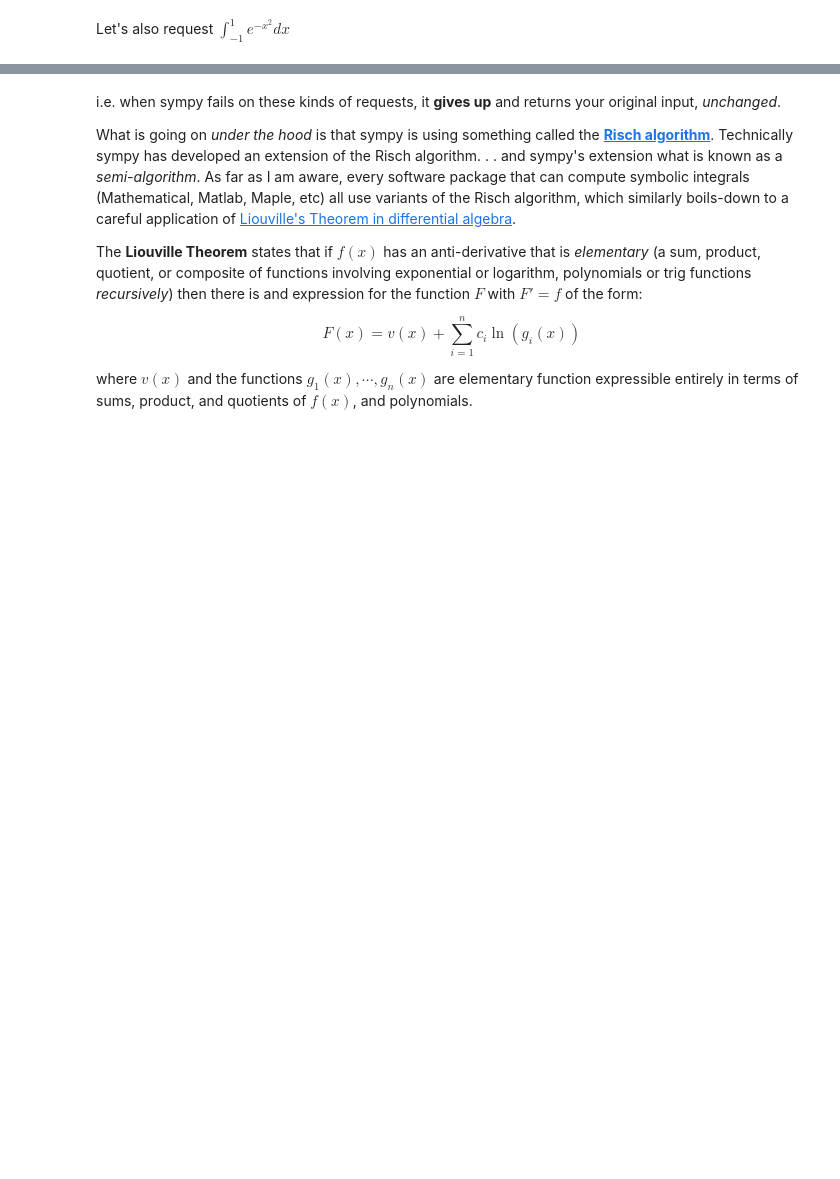
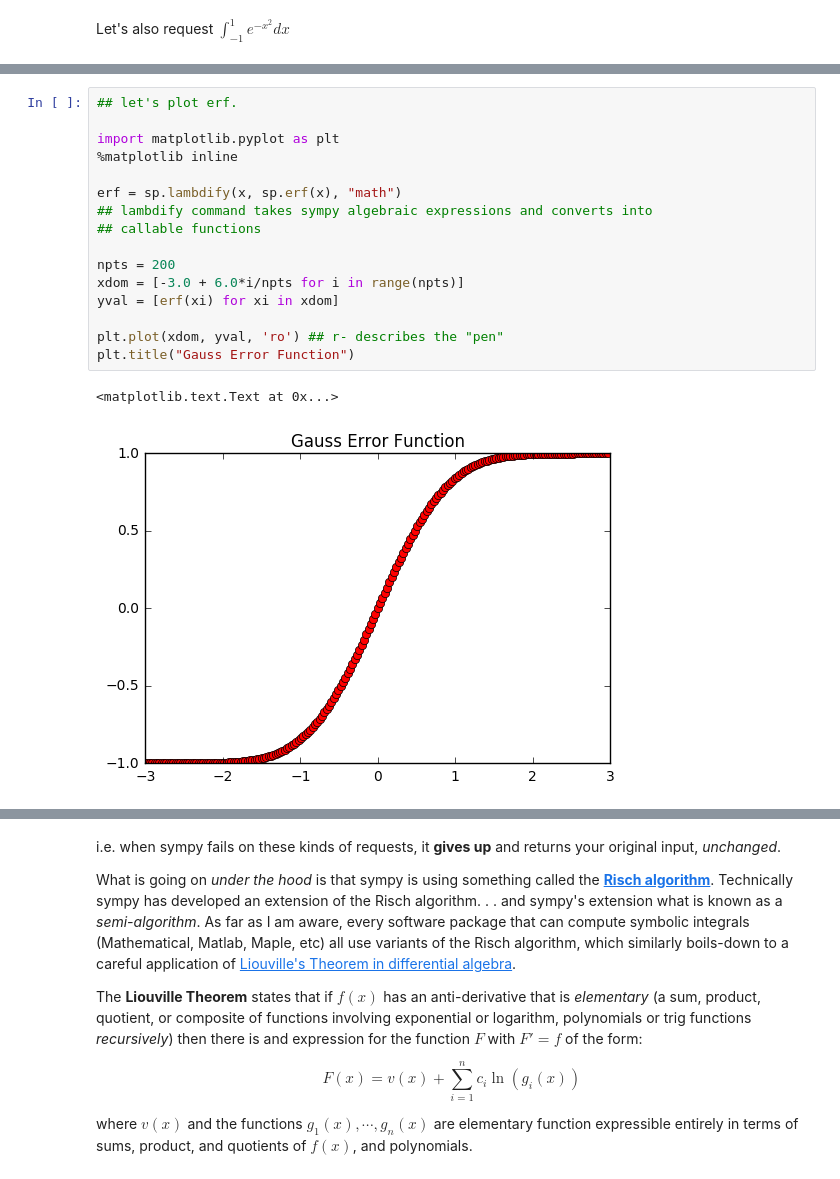
Before and after one commit to hannahraju/math-phys.248-2017, a Jupyter notebook: Week.5/Lecture.2.ipynb, the cells around one changed output, grey strips where cells are left out. Saved outputs shown, nothing was run; the diff lists cells and outputs as text; blank space fills up the shorter version.

```diff
--- a/Week.5/Lecture.2.ipynb
+++ b/Week.5/Lecture.2.ipynb
@@ -40,0 +87,19 @@ Let's also request $\int_{-1}^1 e^{-x^2} dx$
+# %%
+## let's plot erf.
+
+import matplotlib.pyplot as plt
+%matplotlib inline
+
+erf = sp.lambdify(x, sp.erf(x), "math")
+## lambdify command takes sympy algebraic expressions and converts into
+## callable functions
+
+npts = 200
+xdom = [-3.0 + 6.0*i/npts for i in range(npts)]
+yval = [erf(xi) for xi in xdom]
+
+plt.plot(xdom, yval, 'ro') ## r- describes the "pen"
+plt.title("Gauss Error Function")
+# %% [output]
+<matplotlib.text.Text at 0x...>
+[figure, added]
```
Also changed, not shown: parts of 27 cells of this notebook.
